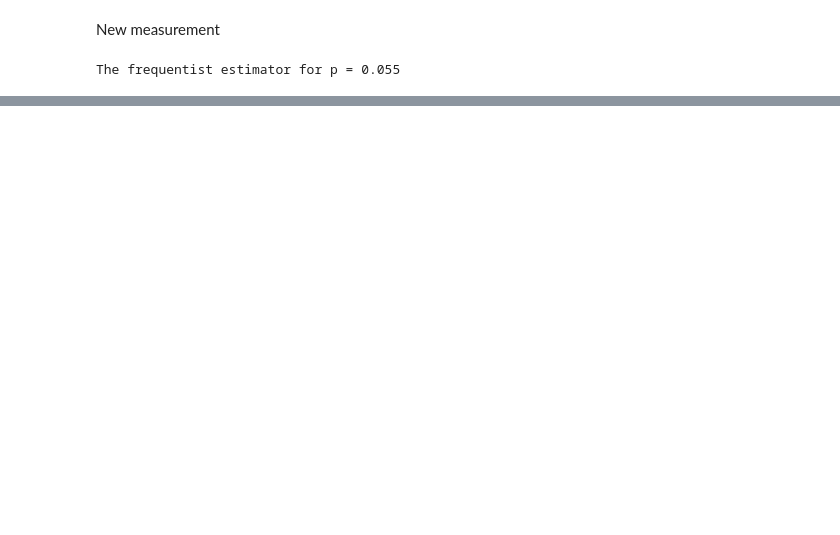
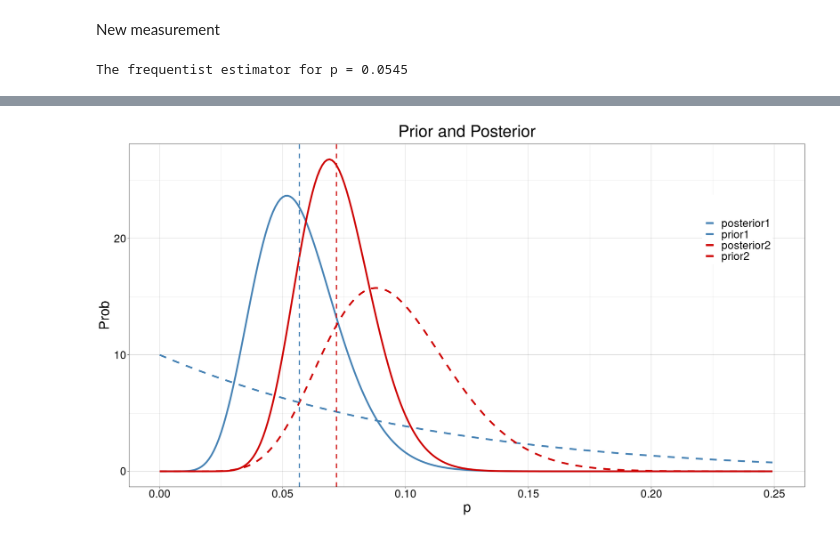
Before and after one commit to PietroCappelli/Advance_stat, a Jupyter notebook: Exercises/exercise06.ipynb, the cells around one changed output, grey strips where cells are left out. Cells and saved outputs as stored; diff of their text form; code cells hidden in the pictures; blank space fills up the shorter version.

```diff
--- a/Exercises/exercise06.ipynb
+++ b/Exercises/exercise06.ipynb
@@ -516,6 +515,29 @@ mu_post2  <- alpha_post2 / (alpha_post2 + beta_post2)
 std_post2 <- sqrt((alpha_post2*beta_post2)/((alpha_post2+beta_post2)^2*(alpha_post2+beta_post2+1)))
 # %%
 #results
-cat("The frequentist estimator for p =",round(p_freq2,3),"\n")
+cat("The frequentist estimator for p =",round(p_freq2,4),"\n")
 # %% [output]
-The frequentist estimator for p = 0.055
+The frequentist estimator for p = 0.0545
+# %%
+prior1 <- dbeta(p,alpha_prior1,beta_prior1)
+prior2 <- dbeta(p,alpha_prior2,beta_prior2)
+
+post1 <- dbeta(p,alpha_post1,beta_post1)
+post2 <- dbeta(p,alpha_post2,beta_post2)
+
+options(repr.plot.width=18, repr.plot.height=10)
+
+plot <- ggplot() +
+        geom_line(aes(x=p, y=post1, color="posterior1"),lwd=1.5) +
+        geom_line(aes(x=p, y=prior1, color="prior1"),linetype="dashed",lwd=1.5) +
+        geom_line(aes(x=p, y=post2, color="posterior2"),lwd=1.5) +
+        geom_line(aes(x=p, y=prior2, color="prior2"),linetype="dashed",lwd=1.5) +
+        geom_vline(xintercept = mu_post1, linetype="dashed", color="steelblue", lwd=1) +
+        geom_vline(xintercept = mu_post2, linetype="dashed", color="red3", lwd=1) +
+        theme_linedraw() +
+        xlim(0,0.25)+
+        scale_color_manual(name = "", values = c("posterior1" = "steelblue","prior1" = "steelblue","posterior2" = "red3","prior2" = "red3"))+
+        labs(title=glue("Prior and Posterior"), x="p",y="Prob")+
+        theme(text = element_text(size=25), plot.title = element_text( hjust = 0.5),legend.position=c(.9,.75))
+plot
+# %% [output]
@@ -521,0 +552 @@ The frequentist estimator for p = 0.055
+[figure, added]
```
Also changed, not shown: parts of 35 cells of this notebook, 3 other files.
